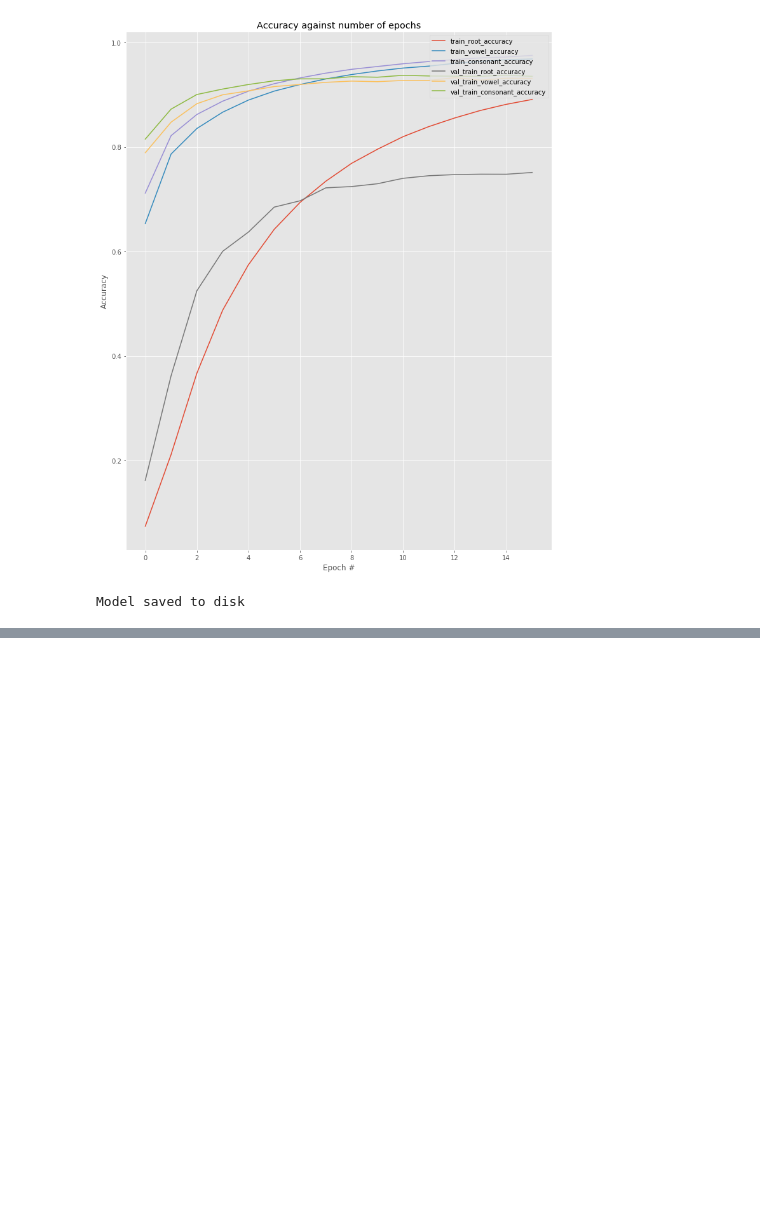
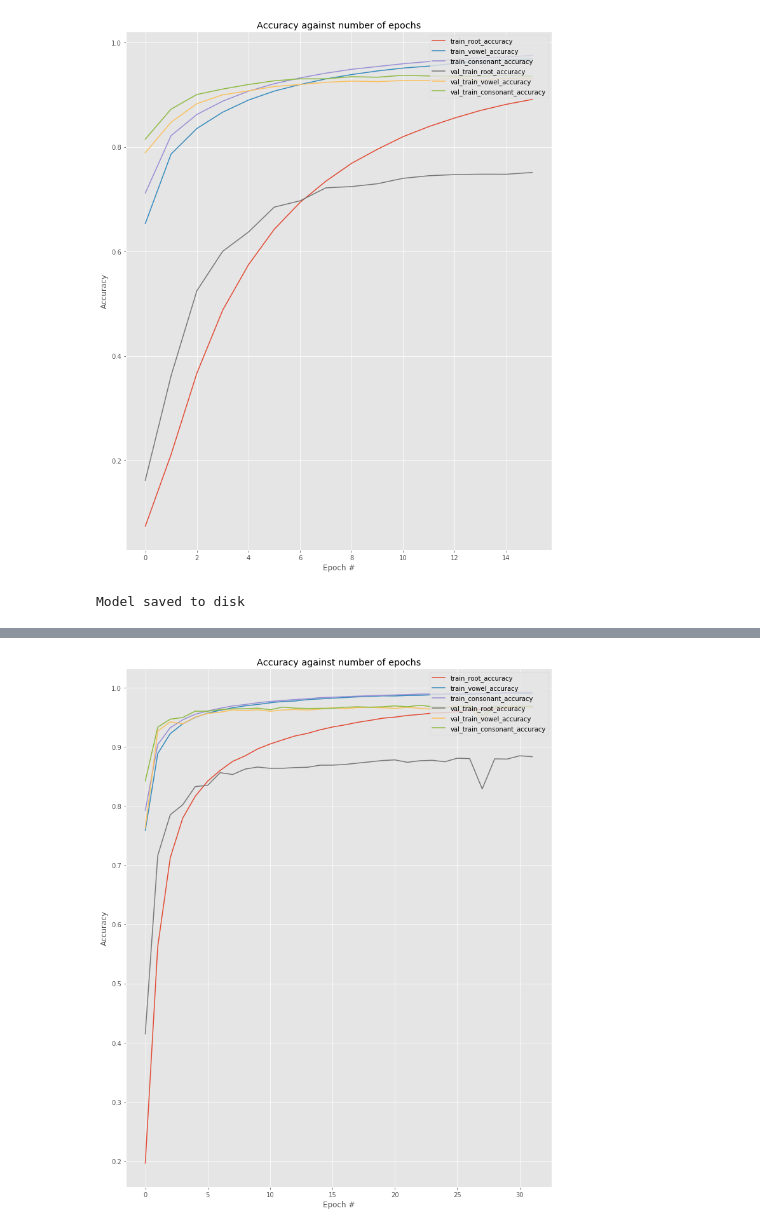
Before and after one commit to MHannan94/dsc100719-capstone-project, a Jupyter notebook: model_5_6_7_8.ipynb, the cells around one changed output, grey strips where cells are left out. Saved outputs shown, nothing was run; the diff lists cells and outputs as text; code cells hidden in the pictures; blank space fills up the shorter version.

```diff
--- a/model_5.ipynb
+++ b/model_5_6_7_8.ipynb
@@ -260,0 +347,4 @@ plot_accuracy(model, hist)
+# %%
+plot_accuracy(model, hist)
+# %% [output]
+[figure, added]
```
Also changed, not shown: parts of 13 cells of this notebook.
